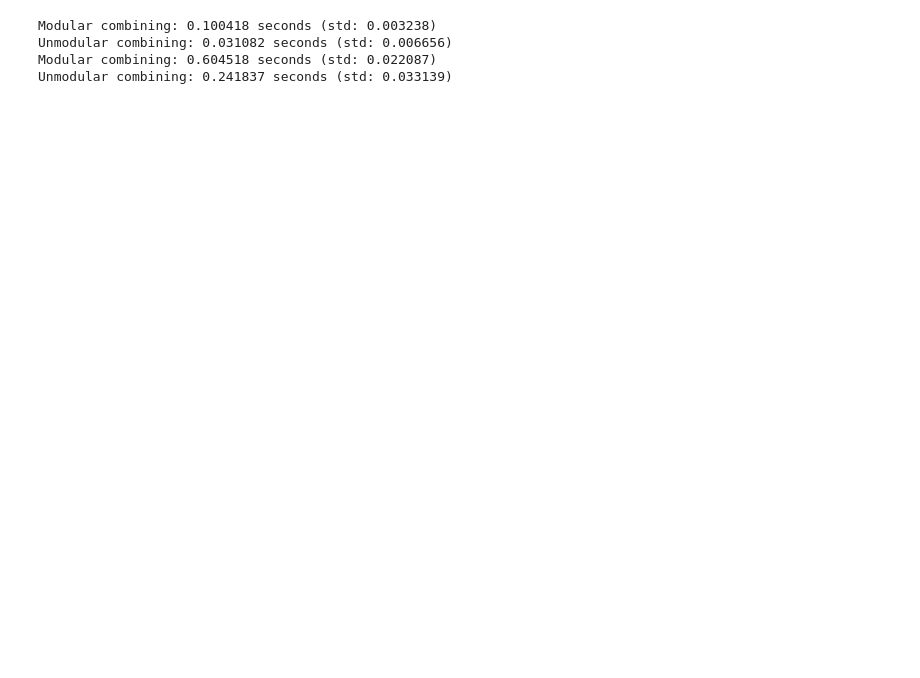
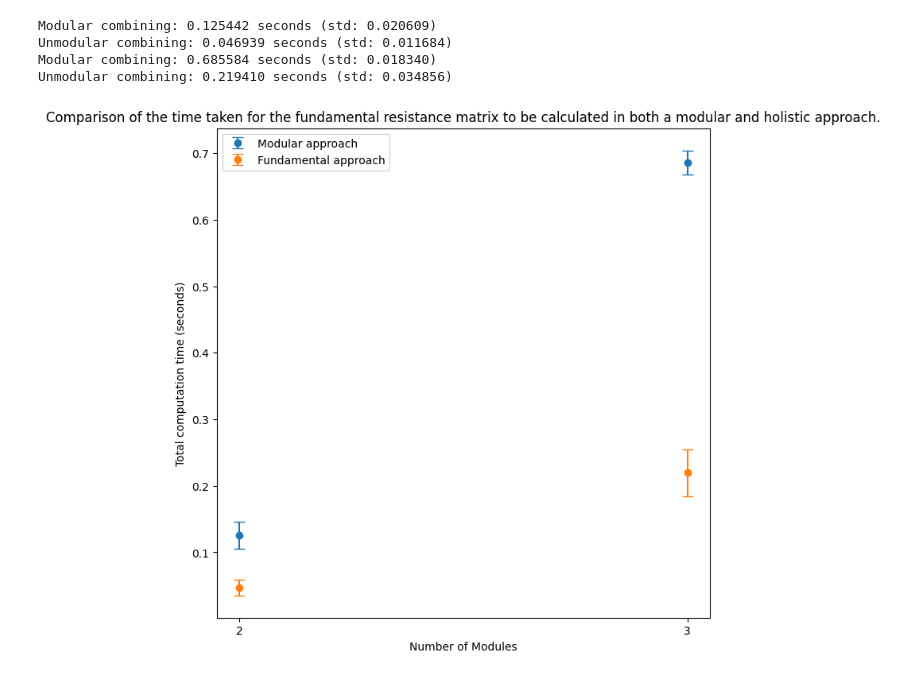
Before and after one commit to FTurci/conductance-chem-net, a Jupyter notebook: students/Jed/looping_example.ipynb, the cells around one changed output. Saved outputs shown, nothing was run; the diff lists cells and outputs as text; code cells hidden in the pictures; blank space fills up the shorter version.

```diff
--- a/students/Jed/looping_example.ipynb
+++ b/students/Jed/looping_example.ipynb
@@ -114,25 +114,33 @@ Unmodular combining: 0.034323 seconds (std: 0.000577)
 # %%
 modular_mean_times = []
 unmodular_mean_times = []
+modular_std_times = []
+unmodular_std_times = []
+
 list_of_i = []
-for i in range(3):
-    list_of_i.append(i+2)
-    modular_mean_time, unmodular_mean_time = looping_function(i+2, num_internal_species, num_pins, stoich_matrix)
-    modular_mean_times.append(modular_mean_times)
-    unmodular_mean_times.append(unmodular_mean_times)
-    print(i)
+for i in range(4):
+    if i<2:
+        continue
+    list_of_i.append(i)
+    modular_mean_time, modular_std_time, unmodular_mean_time, unmodular_std_time = looping_function(i, num_internal_species, num_pins, stoich_matrix)
+    modular_mean_times.append(modular_mean_time)
+    unmodular_mean_times.append(unmodular_mean_time)
+    modular_std_times.append(modular_std_time)
+    unmodular_std_times.append(unmodular_std_time)
 import matplotlib.pyplot as plt
 
-plt.plot(list_of_i, modular_mean_times, label="Modular approach")
-plt.plot(list_of_i, unmodular_mean_times, label = "Fundamental approach")
+plt.errorbar(list_of_i, modular_mean_times, yerr=modular_std_times, fmt='o', capsize=5, label="Modular approach")
+plt.errorbar(list_of_i, unmodular_mean_times, yerr=unmodular_std_times, fmt='o', capsize=5, label = "Fundamental approach")
+plt.xticks(list_of_i)
 
 plt.xlabel("Number of Modules")
 plt.ylabel("Total computation time (seconds)")
 plt.title("Comparison of the time taken for the fundamental resistance matrix to be calculated in both a modular and holistic approach.")
 plt.legend()
 plt.show()
 # %% [output]
-Modular combining: 0.100418 seconds (std: 0.003238)
-Unmodular combining: 0.031082 seconds (std: 0.006656)
-Modular combining: 0.604518 seconds (std: 0.022087)
-Unmodular combining: 0.241837 seconds (std: 0.033139)
+Modular combining: 0.125442 seconds (std: 0.020609)
+Unmodular combining: 0.046939 seconds (std: 0.011684)
+Modular combining: 0.685584 seconds (std: 0.018340)
+Unmodular combining: 0.219410 seconds (std: 0.034856)
+[figure, added]
```
Also changed, not shown: parts of 2 cells of this notebook.
